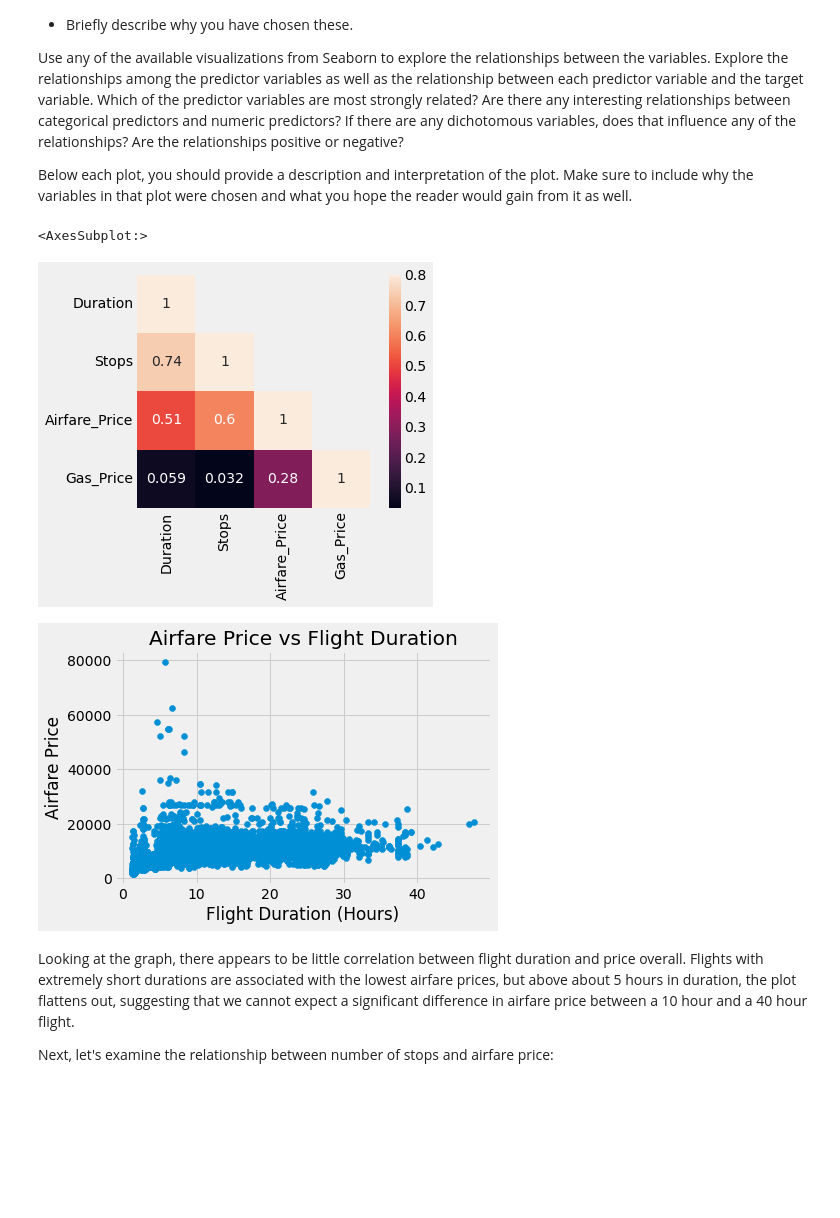
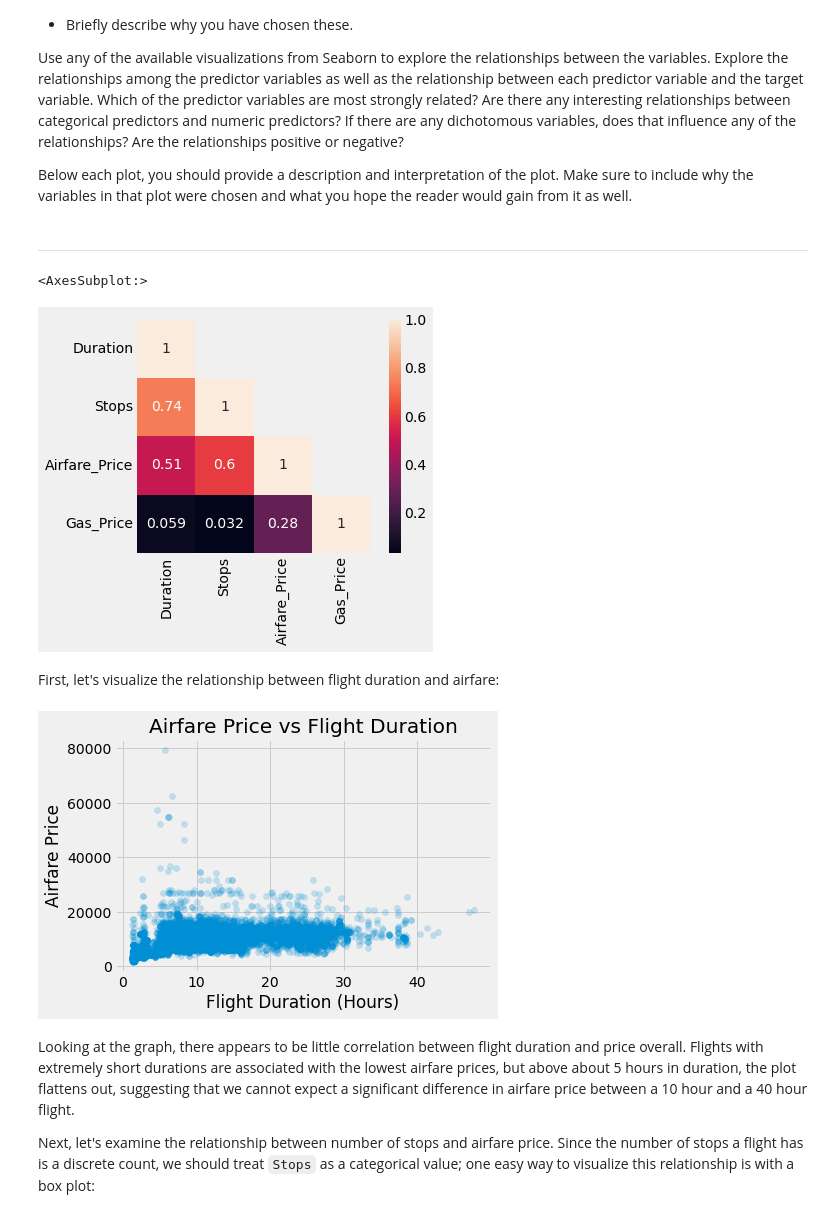
Before and after one commit to j-kynerd/ML_Project2, a Jupyter notebook: Project02.ipynb, the cells around one changed output. Drawn from its saved outputs; the diff is of its cells as text; code cells hidden in the pictures; blank space fills up the shorter version.

```diff
--- a/Project02.ipynb
+++ b/Project02.ipynb
@@ -294,32 +302,35 @@ airfare_fuel
 Use any of the available visualizations from Seaborn to explore the relationships between the variables. Explore the relationships among the predictor variables as well as the relationship between each predictor variable and the target variable.  Which of the predictor variables are most strongly related?  Are there any interesting relationships between categorical predictors and numeric predictors?  If there are any dichotomous variables, does that influence any of the relationships? Are the relationships positive or negative?
 
 Below each plot, you should provide a description and interpretation of the plot.  Make sure to include why the variables in that plot were chosen and what you hope the reader would gain from it as well.
+# %% [markdown]
+*****
 # %%
 import seaborn as sb
 
-test = airfare_fuel[['Duration','Stops','Airfare_Price','Gas_Price']].corr()
+corr = airfare_fuel[['Duration','Stops','Airfare_Price','Gas_Price']].corr()
 
-mask = np.array(test)
+mask = np.array(corr)
 mask[np.tril_indices_from(mask)] = False
 
-sb.heatmap(test, mask=mask,
-           vmax=.8, square=True,annot=True)
+sb.heatmap(corr, mask=mask, square=True, annot=True)
 # %% [output]
 <AxesSubplot:>
-[figure, old version]
+[figure, new version]
+# %% [markdown]
+First, let's visualize the relationship between flight duration and airfare:
 # %%
 x = airfare_fuel['Duration'].tolist()
 y = airfare_fuel['Airfare_Price'].tolist()
 
-plt.scatter(x, y)
+plt.scatter(x, y, alpha=.2)
 plt.title('Airfare Price vs Flight Duration')
 plt.xlabel('Flight Duration (Hours)')
 plt.ylabel('Airfare Price')
 plt.show()
 # %% [output]
-[figure, old version]
+[figure, new version]
 # %% [markdown]
 Looking at the graph, there appears to be little correlation between flight duration and price overall. Flights with extremely short durations are associated with the lowest airfare prices, but above about 5 hours in duration, the plot flattens out, suggesting that we cannot expect a significant difference in airfare price between a 10 hour and a 40 hour flight.
 
-Next, let's examine the relationship between number of stops and airfare price:
+Next, let's examine the relationship between number of stops and airfare price. Since the number of stops a flight has is a discrete count, we should treat `Stops` as a categorical value; one easy way to visualize this relationship is with a box plot:
 # %%
```
Also changed, not shown: parts of 10 cells of this notebook.
